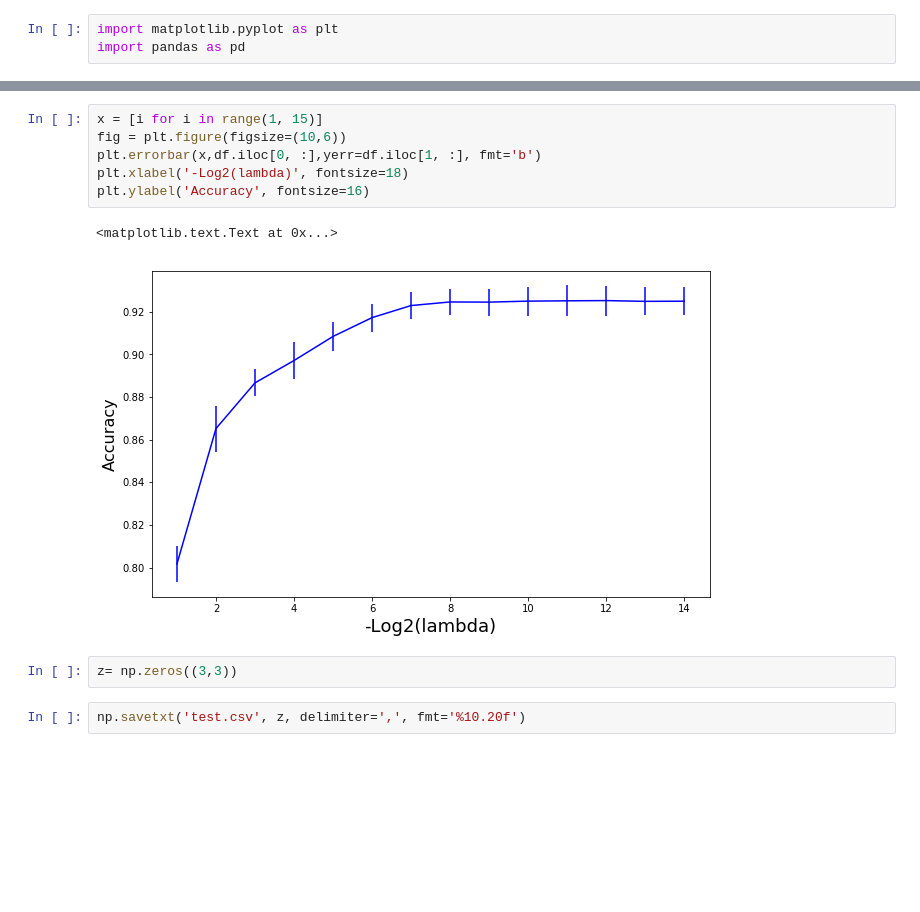
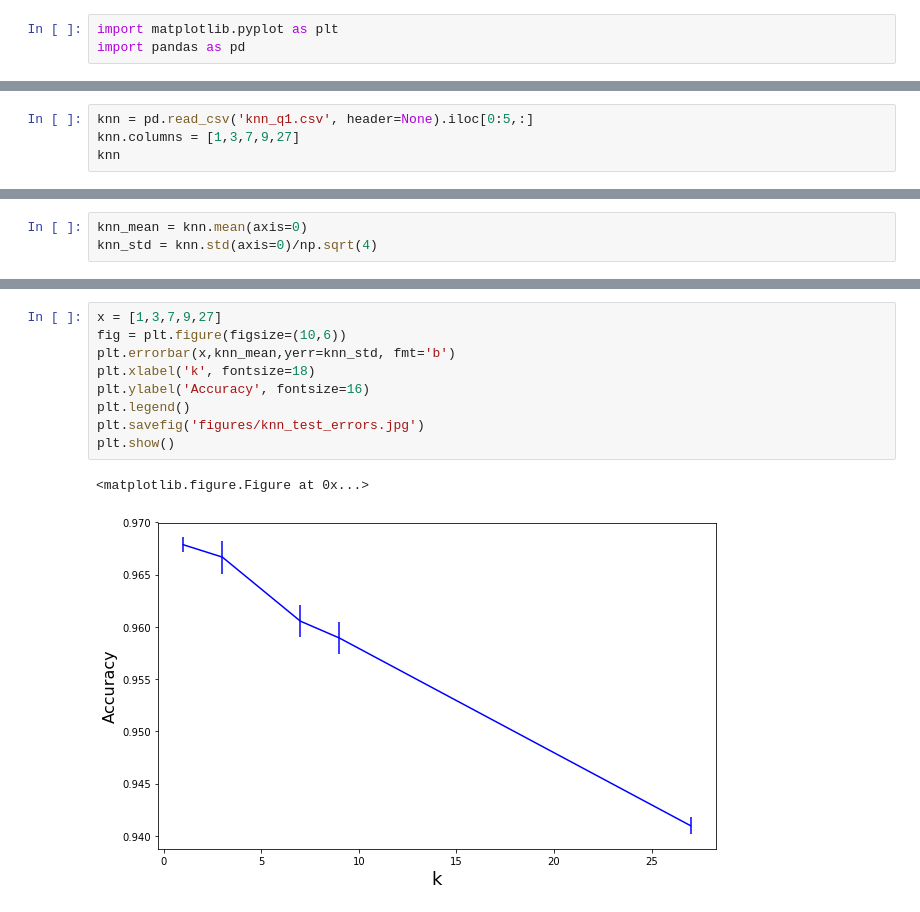
Before and after one commit to 12kleingordon34/SL2, a Jupyter notebook: exploratory_notebook.ipynb, the cells around one changed output, grey strips where cells are left out. Saved outputs shown, nothing was run; the diff lists cells and outputs as text; blank space fills up the shorter version.

```diff
--- a/exploratory_notebook.ipynb
+++ b/exploratory_notebook.ipynb
@@ -125,0 +479,4 @@ df
+# %%
+knn = pd.read_csv('knn_q1.csv', header=None).iloc[0:5,:]
+knn.columns = [1,3,7,9,27]
+knn
@@ -125,0 +490,3 @@ df
+# %%
+knn_mean = knn.mean(axis=0)
+knn_std = knn.std(axis=0)/np.sqrt(4)
@@ -126,13 +502,12 @@ df
 # %%
-x = [i for i in range(1, 15)]
+x = [1,3,7,9,27]
 fig = plt.figure(figsize=(10,6))
-plt.errorbar(x,df.iloc[0, :],yerr=df.iloc[1, :], fmt='b')
-plt.xlabel('-Log2(lambda)', fontsize=18)
+plt.errorbar(x,knn_mean,yerr=knn_std, fmt='b')
+plt.xlabel('k', fontsize=18)
 plt.ylabel('Accuracy', fontsize=16)
+plt.legend()
+plt.savefig('figures/knn_test_errors.jpg')
+plt.show()
 # %% [output]
-<matplotlib.text.Text at 0x...>
+<matplotlib.figure.Figure at 0x...>
-[figure, old version]
+[figure, new version]
-# %%
-z= np.zeros((3,3))
-# %%
-np.savetxt('test.csv', z, delimiter=',', fmt='%10.20f')
```
Also changed, not shown: parts of 106 cells of this notebook, 8 other files.
